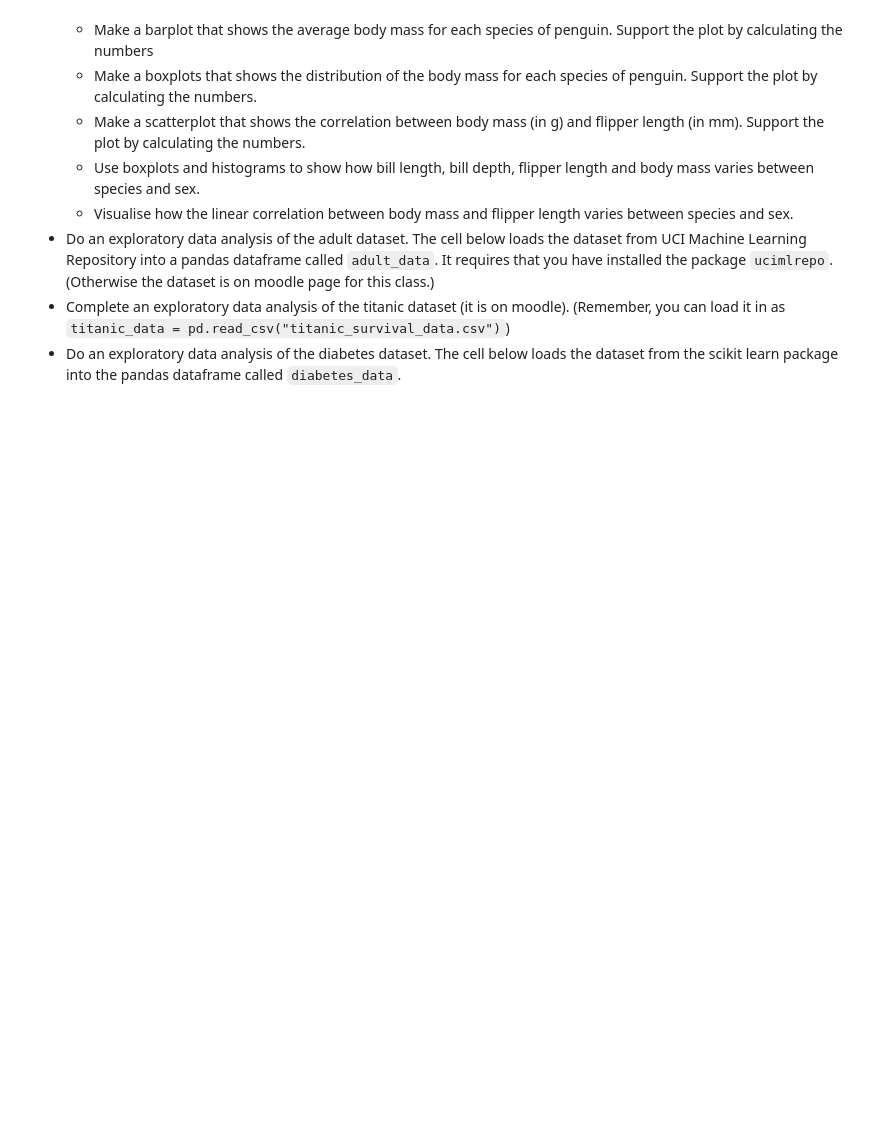
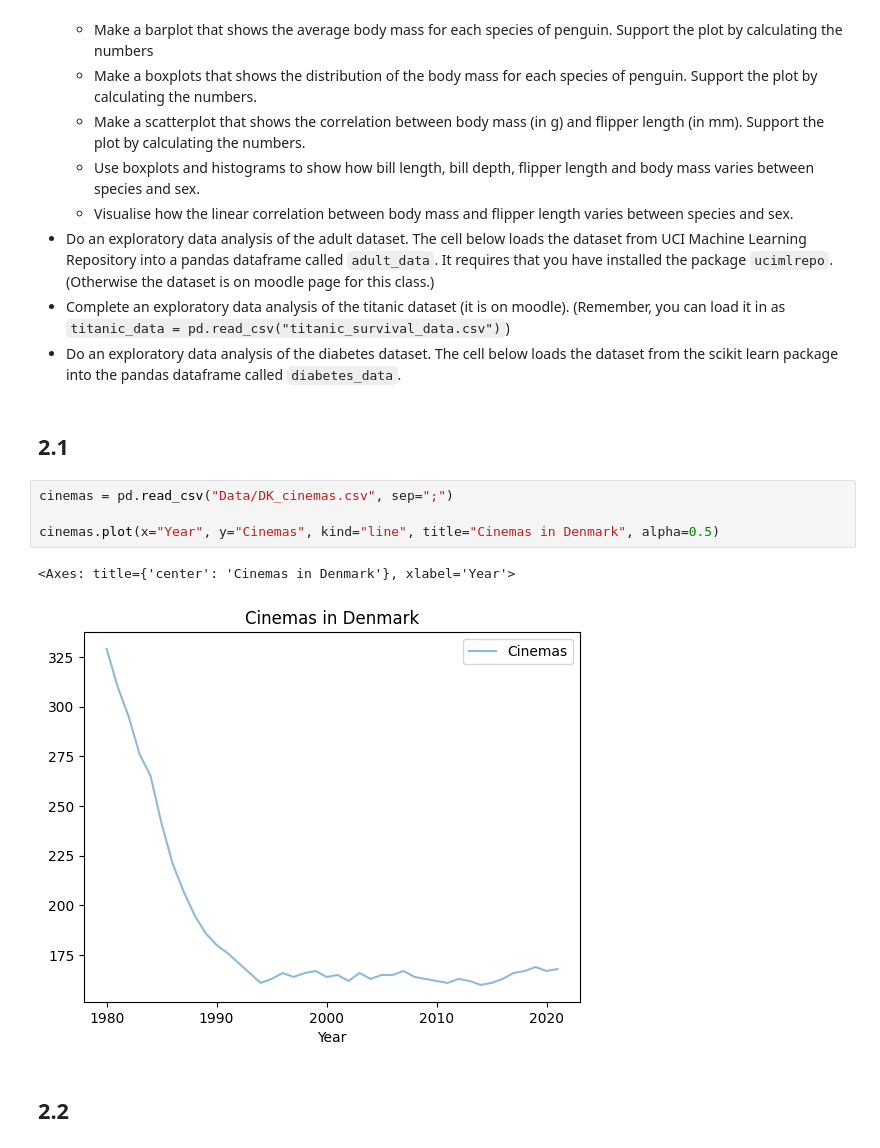
Before and after one commit to X1las/DaT, a Jupyter notebook: exercises.ipynb, the cells around one changed output. Saved outputs shown, nothing was run; the diff lists cells and outputs as text; blank space fills up the shorter version.

```diff
--- a/exercises.ipynb
+++ b/exercises.ipynb
@@ -151,3 +153,14 @@ File: "Exercises in DT and EDA"
 - Do an exploratory data analysis of the adult dataset. The cell below loads the dataset from UCI Machine Learning Repository into a pandas dataframe called `adult_data`. It requires that you have installed the package `ucimlrepo`. (Otherwise the dataset is on moodle page for this class.)
 - Complete an exploratory data analysis of the titanic dataset (it is on moodle). (Remember, you can load it in as `titanic_data = pd.read_csv("titanic_survival_data.csv")`)
 - Do an exploratory data analysis of the diabetes dataset. The cell below loads the dataset from the scikit learn package into the pandas dataframe called `diabetes_data`.
+# %% [markdown]
+## 2.1
+# %%
+cinemas = pd.read_csv("Data/DK_cinemas.csv", sep=";")
+
+cinemas.plot(x="Year", y="Cinemas", kind="line", title="Cinemas in Denmark", alpha=0.5)
+# %% [output]
+<Axes: title={'center': 'Cinemas in Denmark'}, xlabel='Year'>
+[figure, added]
+# %% [markdown]
+## 2.2
```
Also changed, not shown: parts of 28 cells of this notebook, 2 other files.
